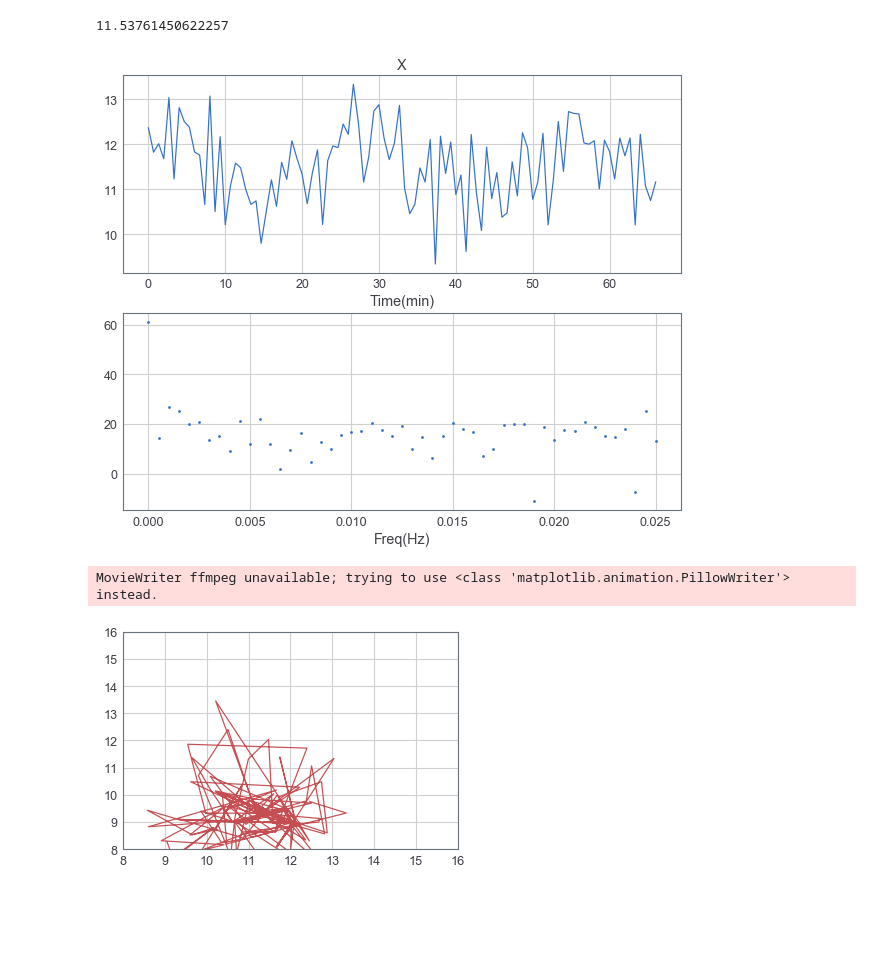
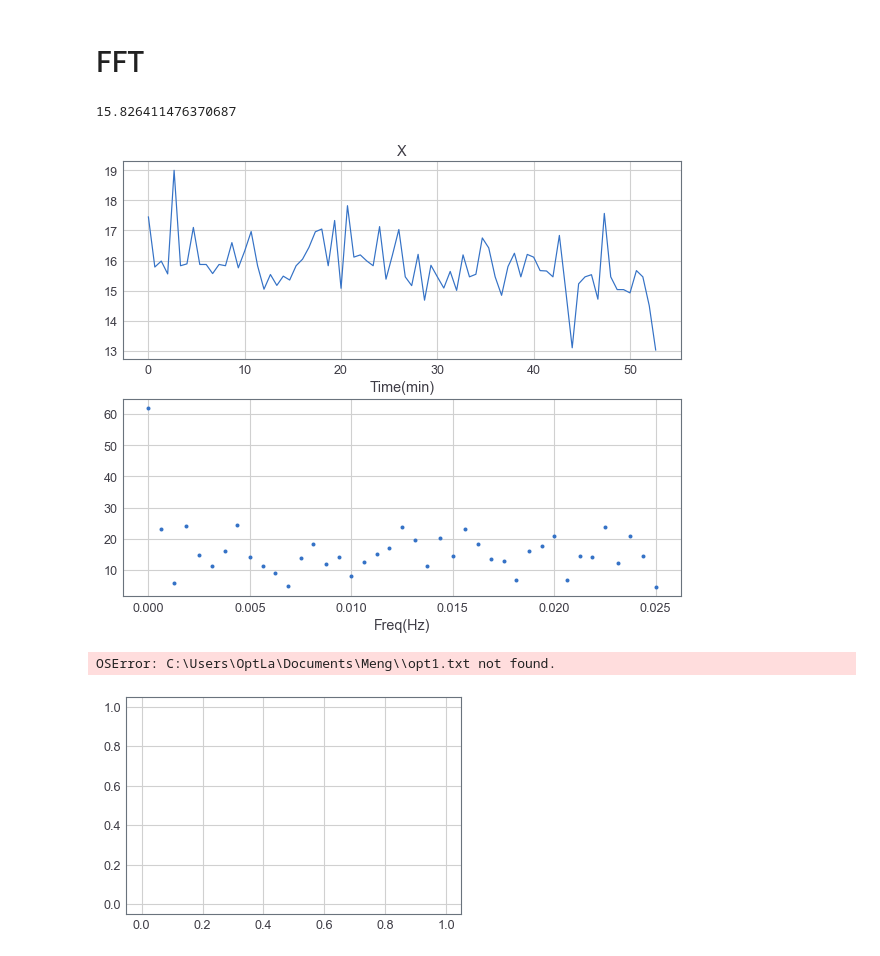
Before and after one commit to Meng-Xiang-Rui/Atom-cluster, a Jupyter notebook: Number_of_Atoms.ipynb, the cells around one changed output. Drawn from its saved outputs; the diff is of its cells as text; code cells hidden in the pictures; blank space fills up the shorter version.

```diff
--- a/Number_of_Atoms.ipynb
+++ b/Number_of_Atoms.ipynb
@@ -69,10 +71,10 @@ def fitLorentz(x,A,w,xc,y0):
 # %%
-path = '//Olbpcnew/E/20200618/0618Morning/etalonGallery02'
+path = '//Olbpcnew/E/20200704/0704Morning/etalonGallery05'
 # path = '/Volumes/E/Rubidium/RbData/2019/20190102/0102Morning/etalonGallery02'
 imgFiles = sorted(os.listdir( path ))
 # imgFiles=sorted(os.listdir(dataFolder))
-# online='analyResult'
-online='analyImgs_Batch'
+online='analyResult'
+# online='analyImgs_Batch'
 
 nAtom=[]
 filling=[]
@@ -105,7 +107,7 @@ for i in range(len(imgFiles)):
 #             print(data['FillNumL1'][0,roiSize-1])
             try:
 
-                if data['FillNumL1'][0,-1]> 200*0.75:
+                if data['FillNumL1'][0,-1]> 200*0.:
                     nAtom=np.append(nAtom,data['FillNumL1'][0,-1])
                     filling=np.append(filling,data['FillRate1'][0,roiSize-1])
     # #                 cnt=cnt+1
@@ -277 +332,3 @@ valid=135
+# %% [markdown]
+# FFT
 # %%
@@ -281,49 +337,48 @@ np.savetxt("opt2.txt",centery)
 # %%
 def pre_process(x):
+    #nan => mean
     temp = x
     nan_list = []
     for i in range(len(temp)):
         if np.isnan(temp[i]):
             nan_list.append(i)
-    mean = np.nansum(x)/(len(temp) - len(nan_list))
+    mean = np.nanmean(temp)
     for i in nan_list:
         temp[i] = mean
     print(mean)
     return temp
 # %%
-x = pre_process(centerx[40:])
+x = pre_process(centery)
 
 # test_t = np.linspace(0,3*np.pi,1000)
 # test = np.cos(test_t)
 
 period = 40
 sampling_rate = 1/period
 fft_size = len(x)
 
 t = np.arange(0, period*len(x), period)
 xs = x[:fft_size]
 xf = np.fft.rfft(xs)
 freqs = np.linspace(0, 1/period, len(x)//2+1)
 xfp = 20*np.log10(np.clip(np.abs(xf), 1e-20, 1e100))
 
 plt.figure(figsize=(10,8))
 plt.subplot(211)
 plt.plot(t[:fft_size]/60, xs)
 plt.xlabel("Time(min)")
 plt.title("X")
 plt.subplot(212)
-plt.plot(freqs, xfp,'.')
+plt.plot(freqs, xfp,'.', ms = 8)
 plt.xlabel("Freq(Hz)")
 # pl.subplot(313)
 # pl.plot(t[:fft_size], test)
 plt.show()
 # %% [output]
-11.53761450622257
+15.826411476370687
-[figure, old version]
+[figure, new version]
 # %%
 # %load Animation.py
-import numpy as np
-import matplotlib.pyplot as plt
 from matplotlib.animation import FuncAnimation
 from matplotlib.animation import PillowWriter
 fig, ax = plt.subplots()
@@ -354,5 +409,5 @@ ani = FuncAnimation(fig, update, frames=range(len(x)),
 ani.save("lll.gif")
 plt.show()
 # %% [output]
-MovieWriter ffmpeg unavailable; trying to use <class 'matplotlib.animation.PillowWriter'> instead.
+OSError: C:\Users\OptLa\Documents\Meng\\opt1.txt not found.
-[figure, old version]
+[figure, new version]
```
Also changed, not shown: parts of 10 cells of this notebook, 6 other files.
